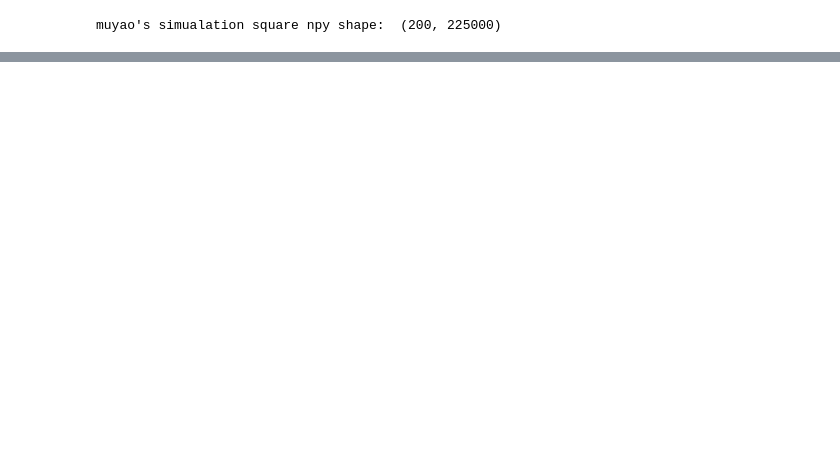
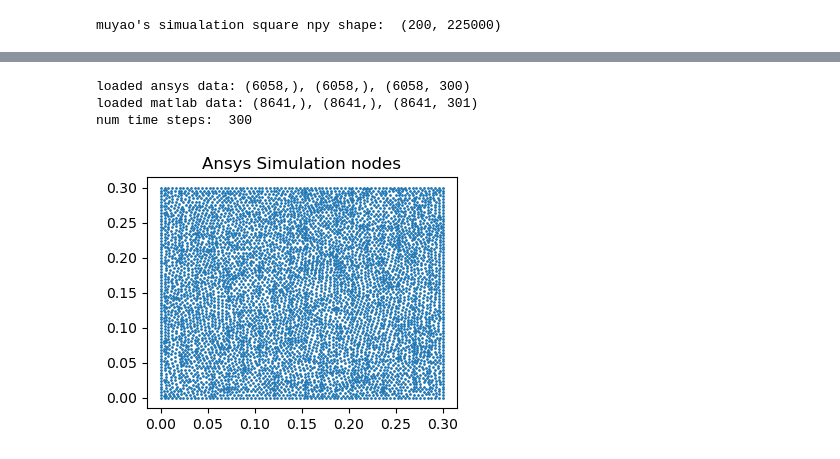
Before and after one commit to lvburik/TeamInternship, a Jupyter notebook: mesh_interpolation.ipynb, the cells around one changed output, grey strips where cells are left out. Saved outputs shown, nothing was run; the diff lists cells and outputs as text; code cells hidden in the pictures; blank space fills up the shorter version.

```diff
--- a/mesh_interpolation.ipynb
+++ b/mesh_interpolation.ipynb
@@ -125,0 +106,11 @@ Interpolated temperatures saved to ./interpolated_temperatures.csv
+# %%
+# load ansys simulation data
+path = "SimulationModel/simulation results.csv"
+ansys_data = pd.read_csv(path)
+matlab_data = simulation_data
+
+print("ansys simulation data shape: ", ansys_data.shape)
+print("MATLAB simulation data shape: ", matlab_data.shape)
+
+print(ansys_data.head(2))
+print(matlab_data.head(2))
@@ -125,0 +135,22 @@ Interpolated temperatures saved to ./interpolated_temperatures.csv
+# %%
+# extract coordinates and temperatures
+x_ansys = ansys_data['Xloc'].values  # x-coordinates of nodes
+y_ansys= ansys_data['Yloc'].values  # y-coordinates of nodes
+temperatures_ansys = ansys_data.iloc[:, :-3].values  # temperature of nodes
+num_time_steps = temperatures_ansys.shape[1]
+
+print(f"loaded ansys data: {x_ansys.shape}, {y_ansys.shape}, {temperatures_ansys.shape} ")
+print(f"loaded matlab data: {x.shape}, {y.shape}, {temperatures.shape}")
+print("num time steps: ", num_time_steps)
+# %% [output]
+loaded ansys data: (6058,), (6058,), (6058, 300)
+loaded matlab data: (8641,), (8641,), (8641, 301)
+num time steps:  300
+# %%
+# plot simulation nodes
+plt.figure(figsize=(4, 3))
+plt.scatter(x_ansys, y_ansys, s=1)
+plt.title("Ansys Simulation nodes")
+plt.show()
+# %% [output]
+[figure, added]
```
Also changed, not shown: parts of 15 cells of this notebook.
